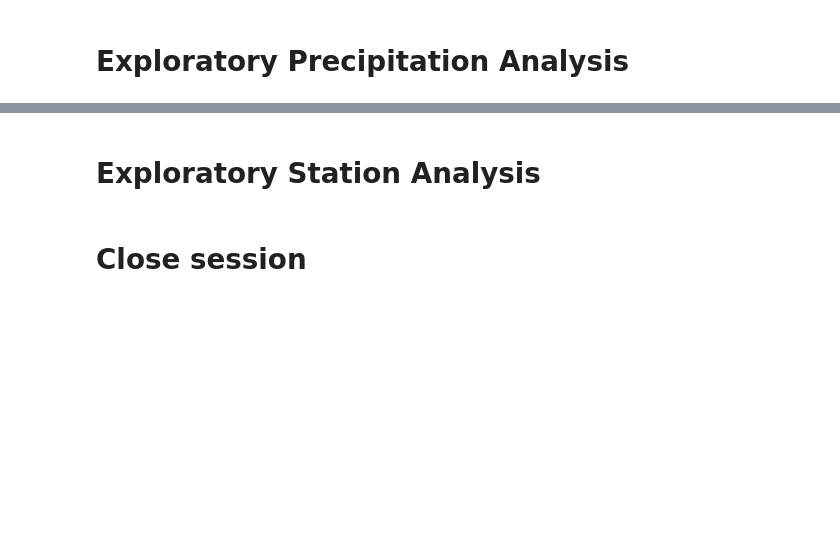
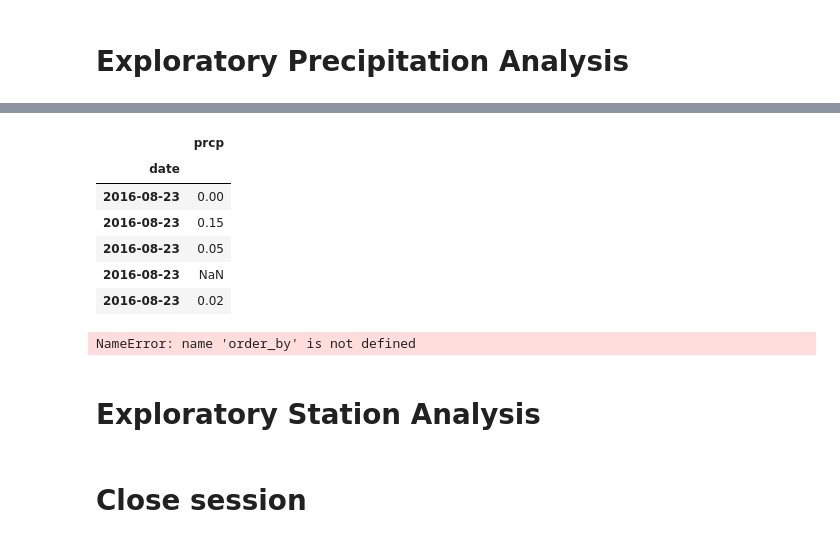
Before and after one commit to sultenfussc/SQLAlchemy_Challenge, a Jupyter notebook: climate_starter.ipynb, the cells around one changed output, grey strips where cells are left out. Saved outputs shown, nothing was run; the diff lists cells and outputs as text; code cells hidden in the pictures; blank space fills up the shorter version.

```diff
--- a/climate_starter.ipynb
+++ b/climate_starter.ipynb
@@ -18,6 +18,6 @@ from sqlalchemy import create_engine, func
 # %%
 # create engine to hawaii.sqlite
-engine = create_engine("sqlite:///Resources/hawaii.sqlite")
+engine = create_engine("sqlite:///Resources/hawaii.sqlite", echo=False)
 # %%
 # reflect an existing database into a new model
 Base = automap_base()
@@ -32,7 +32,7 @@ Base.classes.keys()
 # %%
 # Save references to each table
-Measurement = Base.classes.measurement
-Station = Base.classes.station
+measurement = Base.classes.measurement
+station = Base.classes.station
 # %%
 # Create our session (link) from Python to the DB
 session = Session(engine)
@@ -45,15 +78,5 @@ session = Session(engine)
 # Starting from the most recent data point in the database.
 
 # Calculate the date one year from the last date in data set.
-
-
-# Perform a query to retrieve the data and precipitation scores
-
-
-# Save the query results as a Pandas DataFrame and set the index to the date column
-
-
-# Sort the dataframe by date
-
-
-# Use Pandas Plotting with Matplotlib to plot the data
+date_year_prior = dt.date(2017, 8, 23) - dt.timedelta(days=365)
+date_year_prior
@@ -59,0 +85,6 @@ session = Session(engine)
+# %%
+# Perform a query to retrieve the date and precipitation scores
+date_prcp = session.query(measurement.date, measurement.prcp).\
+    filter(measurement.date >= date_year_prior).\
+    order_by(measurement.date).all()
+date_prcp
@@ -59,0 +109,24 @@ session = Session(engine)
+# %%
+# Save the query results as a Pandas DataFrame and set the index to the date column
+yearly_prc_df = pd.DataFrame(date_prcp, columns=['date', 'prcp'])
+yearly_prc_df
+
+yearly_prc_df.set_index('date', inplace=True)
+yearly_prc_df.head()
+# %% [output]
+|  | prcp |
+| date |  |
+| 2016-08-23 | 0.00 |
+| 2016-08-23 | 0.15 |
+| 2016-08-23 | 0.05 |
+| 2016-08-23 | NaN |
+| 2016-08-23 | 0.02 |
+# %%
+# Sort the dataframe by date
+# yearly_prc_df = sort_values(by=['date'], ascending=True)
+# yearly_prc_df
+
+yearly_prc_df = order_by(measurement.date).all()
+yearly_prc_df
+# %% [output]
+NameError: name 'order_by' is not defined
```
Also changed, not shown: parts of 9 cells of this notebook, 2 other files.
